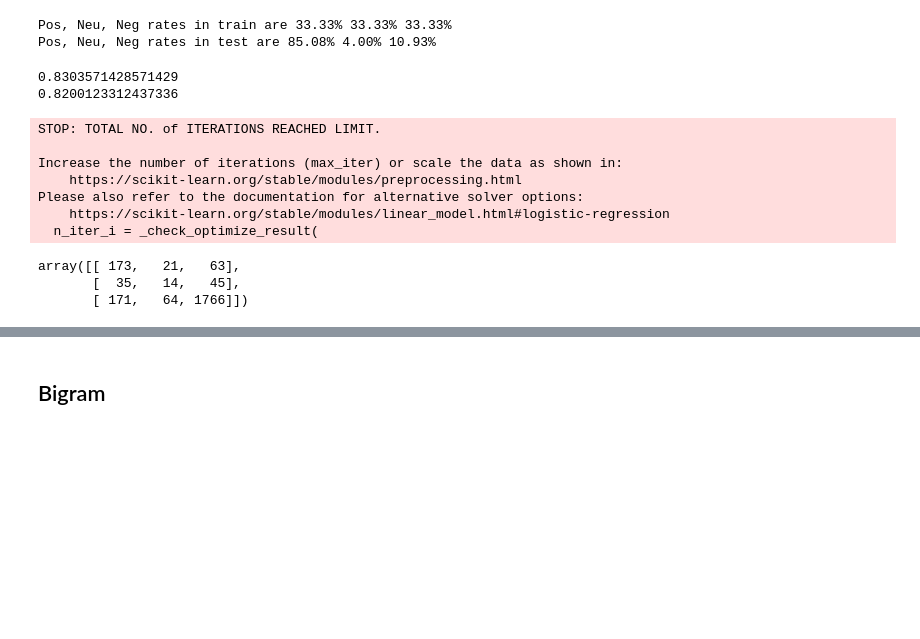
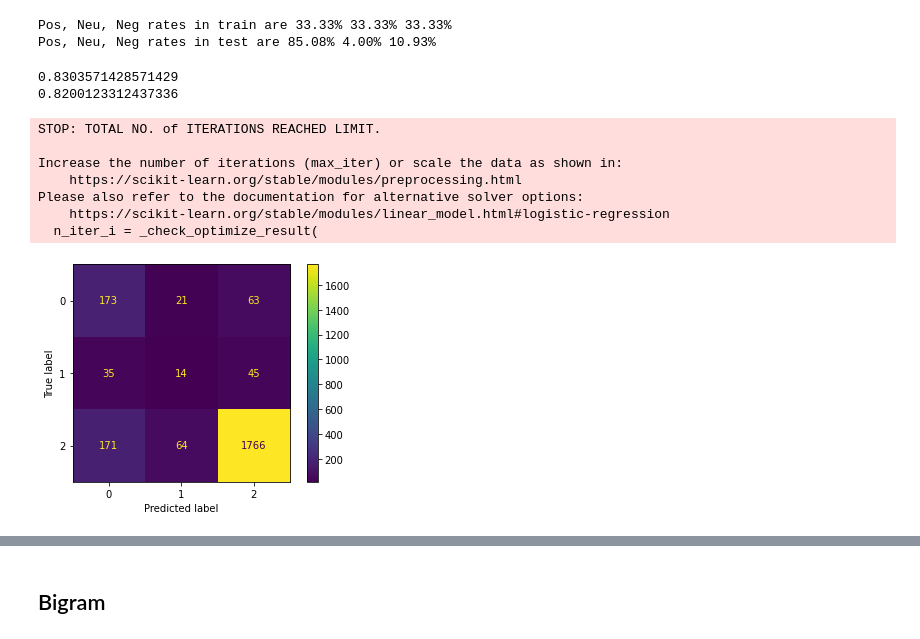
Before and after one commit to PythonPioneers/GroupProject, a Jupyter notebook: SentimentAnalysis.ipynb, the cells around one changed output, grey strips where cells are left out. Cells and saved outputs as stored; diff of their text form; code cells hidden in the pictures; blank space fills up the shorter version.

```diff
--- a/SentimentAnalysis.ipynb
+++ b/SentimentAnalysis.ipynb
@@ -214,27 +228,25 @@ Pos, Neu, Neg rates in test are 85.08% 4.00% 10.93%
 # %%
 from sklearn.linear_model import LogisticRegression
 logreg_uni_over = LogisticRegression(multi_class='multinomial', solver='lbfgs', random_state=42).fit(X_uni_train_over, y_train_over)
 logreg_uni_preds_over = logreg_uni_over.predict(X_uni_test_over)
 print(accuracy_score(logreg_uni_preds_over,y_test_over))
 print(f1_score(logreg_uni_preds_over, y_test_over, average='weighted'))
 
 cm = metrics.confusion_matrix(y_test_over, logreg_uni_preds_over)
 cm
-# cm_display = ConfusionMatrixDisplay(confusion_matrix = confusion_matrix, display_labels = [0,1,2])
+cm_display = ConfusionMatrixDisplay(confusion_matrix = cm, display_labels = [0,1,2])
 
-# cm_display.plot()
-# plt.show()
+cm_display.plot()
+plt.show()
 # %% [output]
 0.8303571428571429
 0.8200123312437336
 STOP: TOTAL NO. of ITERATIONS REACHED LIMIT.
 
 Increase the number of iterations (max_iter) or scale the data as shown in:
     https://scikit-learn.org/stable/modules/preprocessing.html
 Please also refer to the documentation for alternative solver options:
     https://scikit-learn.org/stable/modules/linear_model.html#logistic-regression
   n_iter_i = _check_optimize_result(
-array([[ 173,   21,   63],
-       [  35,   14,   45],
-       [ 171,   64, 1766]])
+[figure, added]
 # %%
```
Also changed, not shown: parts of 7 cells of this notebook.
